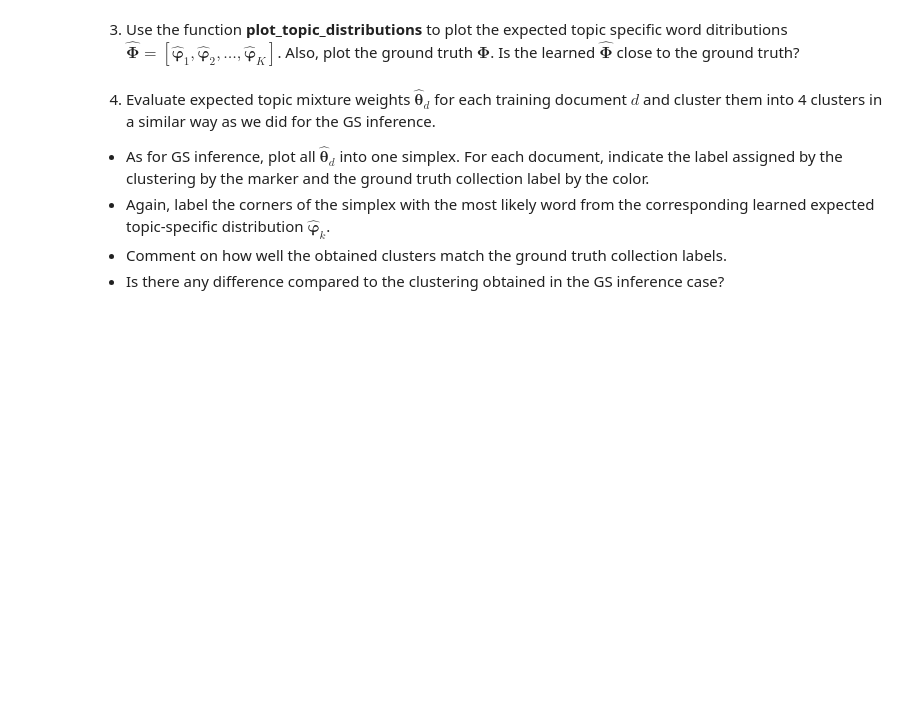
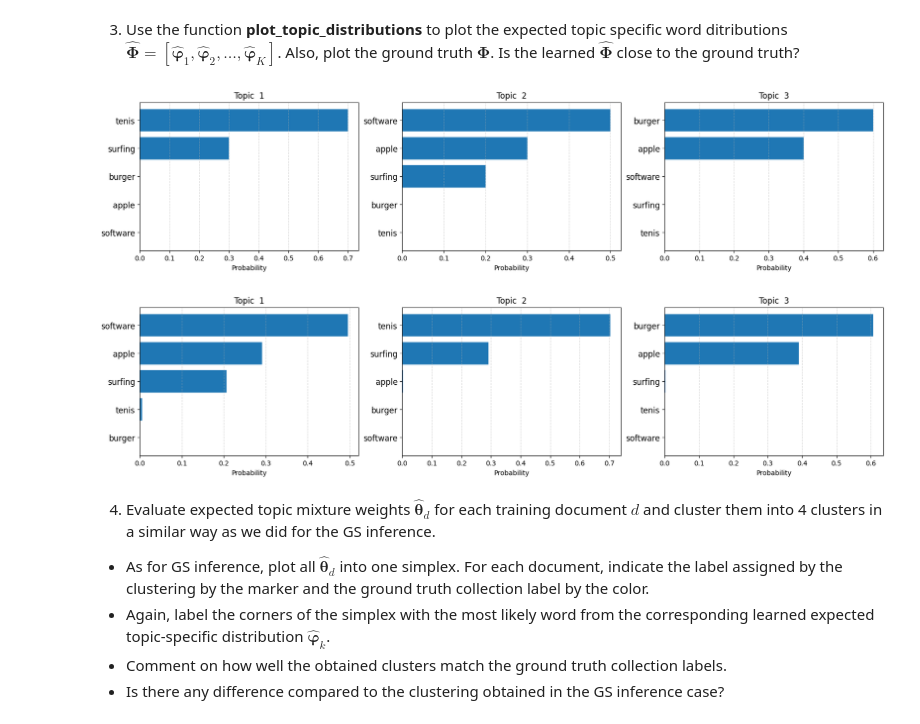
Before and after one commit to Geffikk/BAYa, a Jupyter notebook: lda.ipynb, the cells around one changed output. Drawn from its saved outputs; the diff is of its cells as text; code cells hidden in the pictures; blank space fills up the shorter version.

```diff
--- a/lda.ipynb
+++ b/lda.ipynb
@@ -551,3 +633,11 @@ expected topic specific word ditributions $\boldsymbol{\hat{\Phi}} = [\boldsymbo
+# %%
+# Plot the ground truth topic distributions
+plot_topic_distributions(Phi_gt, vocabulary)
+# Plot the estimated topic distributions
+plot_topic_distributions(Phi_, vocabulary)
+# %% [output]
+[figure, added]
+[figure, added]
 # %% [markdown]
 4. Evaluate expected topic mixture weights $\boldsymbol{\hat{\theta}}_d$ for each training document $d$ and cluster them into 4 clusters in a similar way as we did for the GS inference.
  * As for GS inference, plot all $\boldsymbol{\hat{\theta}}_d$ into one simplex. For each document, indicate the label assigned by the clustering by the marker and the ground truth collection label by the color.
```
Also changed, not shown: parts of 22 cells of this notebook.
